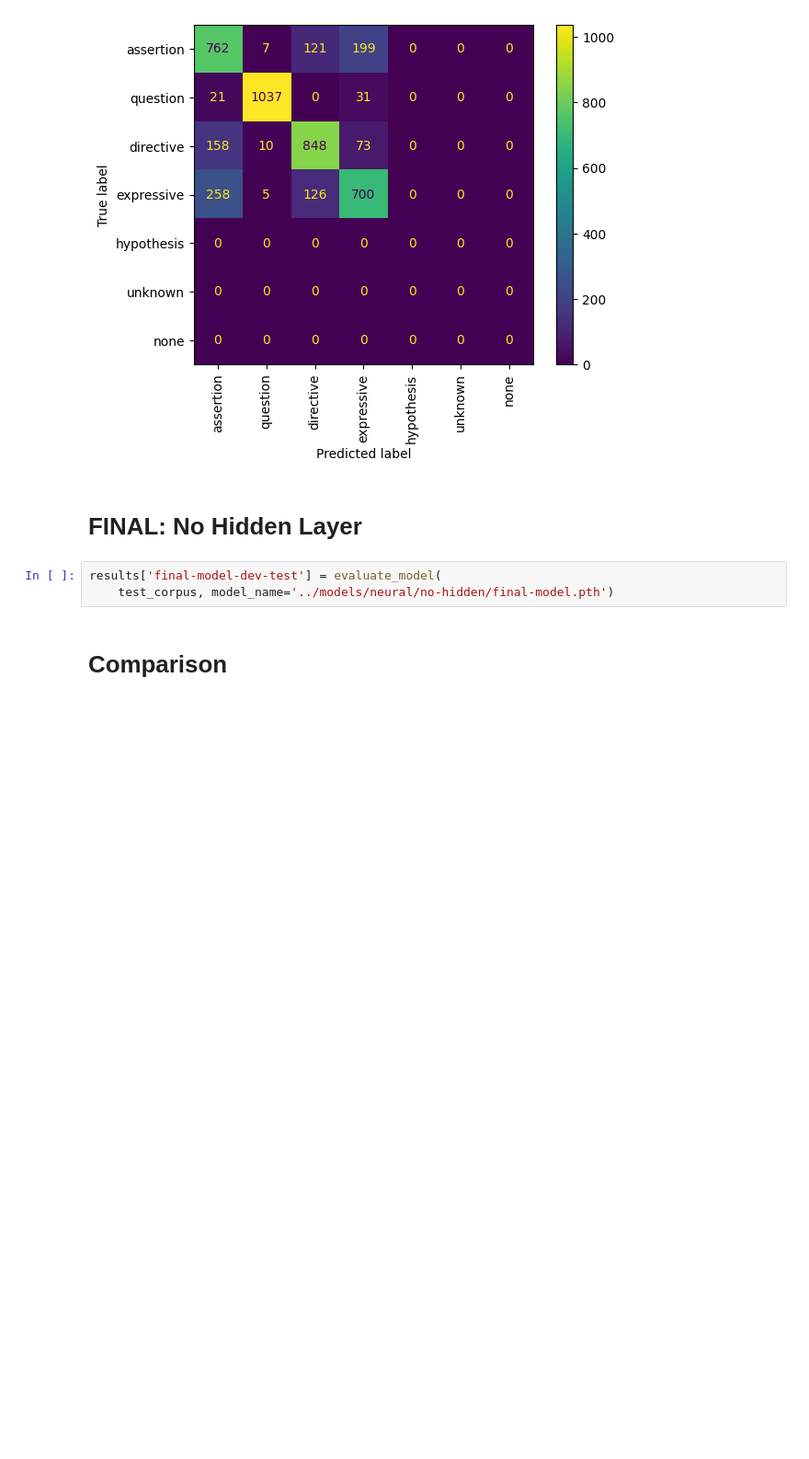
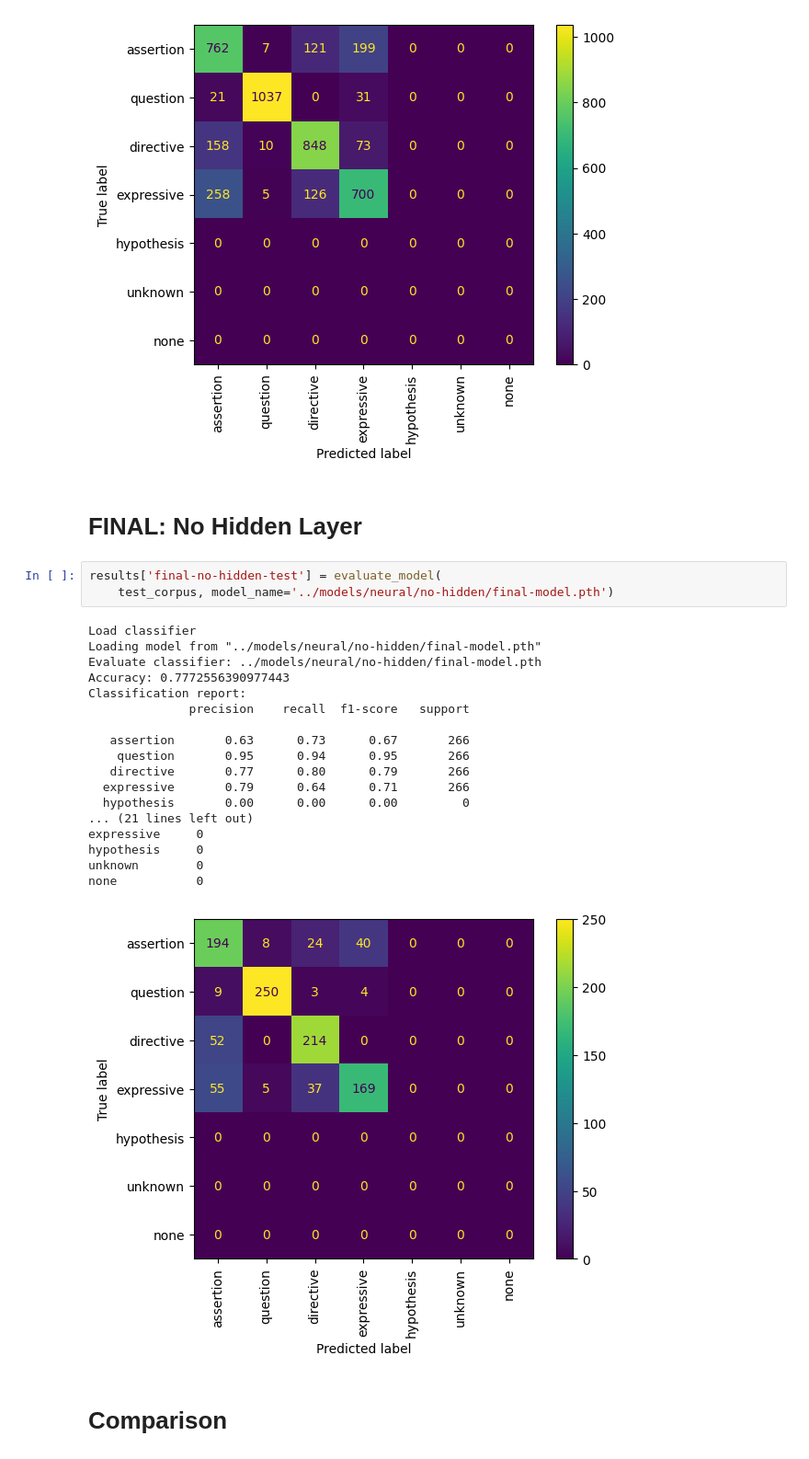
Before and after one commit to Daniel-B-Tufvesson/speech-act-classifier, a Jupyter notebook: notebooks/evalaute_embedding_classifier.ipynb, the cells around one changed output. Shown at 92% size. Drawn from its saved outputs; the diff is of its cells as text; blank space fills up the shorter version.

```diff
--- a/notebooks/evalaute_embedding_classifier.ipynb
+++ b/notebooks/evalaute_embedding_classifier.ipynb
@@ -287,8 +287,27 @@ none           0
 # %% [markdown]
 # FINAL: No Hidden Layer
 # %%
-results['final-model-dev-test'] = evaluate_model(
+results['final-no-hidden-test'] = evaluate_model(
     test_corpus, model_name='../models/neural/no-hidden/final-model.pth')
+# %% [output]
+Load classifier
+Loading model from "../models/neural/no-hidden/final-model.pth"
+Evaluate classifier: ../models/neural/no-hidden/final-model.pth
+Accuracy: 0.7772556390977443
+Classification report:
+              precision    recall  f1-score   support
+
+   assertion       0.63      0.73      0.67       266
+    question       0.95      0.94      0.95       266
+   directive       0.77      0.80      0.79       266
+  expressive       0.79      0.64      0.71       266
+  hypothesis       0.00      0.00      0.00         0
+... (21 lines left out)
+expressive     0
+hypothesis     0
+unknown        0
+none           0
+[figure, added]
 # %% [markdown]
 # Comparison
 # %%
```
Also changed, not shown: 1 other file.
